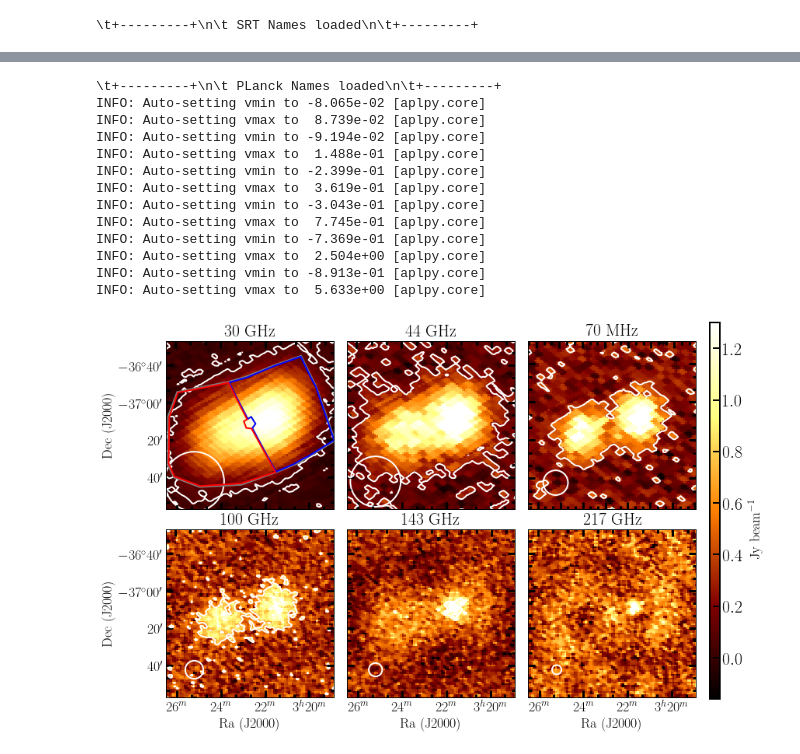
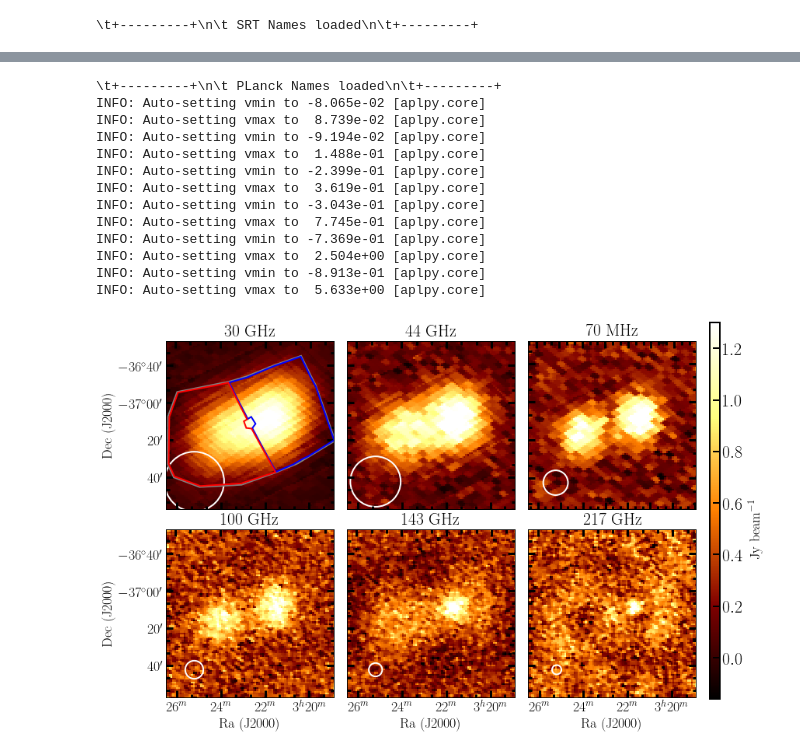
Before and after one commit to Fil8/contData, a Jupyter notebook: Lobes-cont-plots.ipynb, the cells around one changed output, grey strips where cells are left out. Cells and saved outputs as stored; diff of their text form; code cells hidden in the pictures.

```diff
--- a/Lobes-cont-plots.ipynb
+++ b/Lobes-cont-plots.ipynb
@@ -13,6 +13,8 @@ from matplotlib import gridspec
 from matplotlib.ticker import AutoMinorLocator, MultipleLocator, LogLocator
 from matplotlib import transforms as mtransforms
 from matplotlib.ticker import LogFormatter
+from matplotlib.colors import LogNorm
+
 import pyregion
 from astropy import units as u
 
@@ -21,8 +23,8 @@ FA_decdeg = -37.208227
 BeamRa = 50.693035
 BeamDec = -37.253974
 
-#rootDir = '/home/maccagni/Projects/MFS/FornaxA/contData/'
-rootDir = '/Users/maccagni/Projects/MFS/FornaxA/contData/'
+rootDir = '/home/maccagni/Projects/MFS/FornaxA/contData/'
+#rootDir = '/Users/maccagni/Projects/MFS/FornaxA/contData/'
 
 
 imDir = rootDir+'inIms/'
@@ -880,7 +898,7 @@ f2 = aplpy.FITSFigure(f, figure=fig, subplot=[0.64,0.38,0.25,0.25])
 f2.show_colorscale(aspect='equal', cmap='afmhot',stretch = 'linear',
                     exponent=1.)
 f2.recenter(FA_radeg,FA_decdeg,width=1.5,height=1.5)
-f2.show_contour(f,levels=[0.1], colors='white',lw=2)
+#f2.show_contour(f,levels=[0.1], colors='white',lw=2)
 
 #f2.add_beam()
 #f2.beam.show()
@@ -921,7 +939,7 @@ f3 = aplpy.FITSFigure(e, figure=fig, subplot=[0.37,0.38,0.25,0.25])
 f3.show_colorscale(aspect='equal', cmap='afmhot',stretch = 'linear',
                     exponent=1.)
 f3.recenter(FA_radeg,FA_decdeg,width=1.5,height=1.5)
-f3.show_contour(e,levels=[0.1], colors='white',lw=2)
+#f3.show_contour(e,levels=[0.1], colors='white',lw=2)
 
 f3.set_title('143 GHz')
 f3.show_ellipses(BeamRa, BeamDec, 7.2/60., 7.2/60., angle=0, edgecolor='white',linewidth=2)
@@ -954,7 +972,7 @@ f4 = aplpy.FITSFigure(d, figure=fig, subplot=[0.1,0.38,0.25,0.25])
 f4.show_colorscale(aspect='equal', cmap='afmhot',stretch = 'linear',
                     exponent=1.)
 f4.recenter(FA_radeg,FA_decdeg,width=1.5,height=1.5)
-f4.show_contour(d,levels=[0.1], colors='white',lw=2)#
+#f4.show_contour(d,levels=[0.1], colors='white',lw=2)#
 
 f4.set_title('100 GHz')
 f4.show_ellipses(BeamRa, BeamDec, 9.7/60., 9.7/60., angle=0, edgecolor='white',linewidth=2)
@@ -987,7 +1005,7 @@ f5.show_colorscale(aspect='equal', cmap='afmhot',stretch = 'linear',
                     exponent=1.)
 f5.recenter(FA_radeg,FA_decdeg,width=1.47,height=1.47)
 
-f5.show_contour(c,levels=[0.1], colors='white',lw=2)
+#f5.show_contour(c,levels=[0.1], colors='white',lw=2)
 
 f5.set_title('70 MHz')
 
@@ -1021,7 +1039,7 @@ f6 = aplpy.FITSFigure(b, figure=fig, subplot=[0.37,0.66,0.25,0.25])
 f6.show_colorscale(aspect='equal', cmap='afmhot',stretch = 'linear',
                     exponent=1.)
 f6.recenter(FA_radeg,FA_decdeg,width=1.5,height=1.5)
-f6.show_contour(b,levels=[0.1], colors='white',lw=2)
+#f6.show_contour(b,levels=[0.1], colors='white',lw=2)
 
 f6.set_title('44 GHz')
 #f6.add_beam()
@@ -1063,7 +1081,7 @@ f7.recenter(FA_radeg,FA_decdeg,width=1.5,height=1.5)
 f7.set_title('30 GHz')#
 f7.show_ellipses(BeamRa, BeamDec, 32./60., 32./60., angle=0, edgecolor='white',linewidth=2)
 
-f7.show_contour(a,levels=[0.1], colors='white',linewidth=2)
+#f7.show_contour(a,levels=[0.1], colors='white',linewidth=2)
 
 f7.axis_labels.set_font( weight='book',
                          stretch='normal', family='serif',
@@ -1077,35 +1095,35 @@ f7.tick_labels.set_font( weight='book',
                          style='normal', variant='normal')
 f7.tick_labels.set_yformat('dd:mm')
 
 f7.ticks.set_color('k')
 f7.ticks.set_length(9)  # points
 f7.ticks.set_linewidth(3)  # points
 f7.ticks.set_minor_frequency(3)
 f7.ticks.show()
 
 f7.show_regions(rootDir+'inIms/regions/ToT.reg')
 f7.show_regions(rootDir+'inIms/regions/WL.reg')
 f7.show_regions(rootDir+'inIms/regions/EL.reg')
 
 
 fig.tight_layout()
 
-fig.savefig(figDir+'Planck_continuum_images.pdf',format='png',overwrite=True)
+fig.savefig(figDir+'Planck_continuum_images.png',format='png',overwrite=True)
 # %% [output]
 \t+---------+\n\t PLanck Names loaded\n\t+---------+
 INFO: Auto-setting vmin to -8.065e-02 [aplpy.core]
 INFO: Auto-setting vmax to  8.739e-02 [aplpy.core]
 INFO: Auto-setting vmin to -9.194e-02 [aplpy.core]
 INFO: Auto-setting vmax to  1.488e-01 [aplpy.core]
 INFO: Auto-setting vmin to -2.399e-01 [aplpy.core]
 INFO: Auto-setting vmax to  3.619e-01 [aplpy.core]
 INFO: Auto-setting vmin to -3.043e-01 [aplpy.core]
 INFO: Auto-setting vmax to  7.745e-01 [aplpy.core]
 INFO: Auto-setting vmin to -7.369e-01 [aplpy.core]
 INFO: Auto-setting vmax to  2.504e+00 [aplpy.core]
 INFO: Auto-setting vmin to -8.913e-01 [aplpy.core]
 INFO: Auto-setting vmax to  5.633e+00 [aplpy.core]
-[figure, old version]
+[figure, new version]
 # %%
 filenames_mwa=[imDir+'MWA_84MHz_bt32.fits',
                imDir+'MWA_105MHz_bt32.fits',
```
Also changed, not shown: parts of 6 cells of this notebook, 5 other files.
